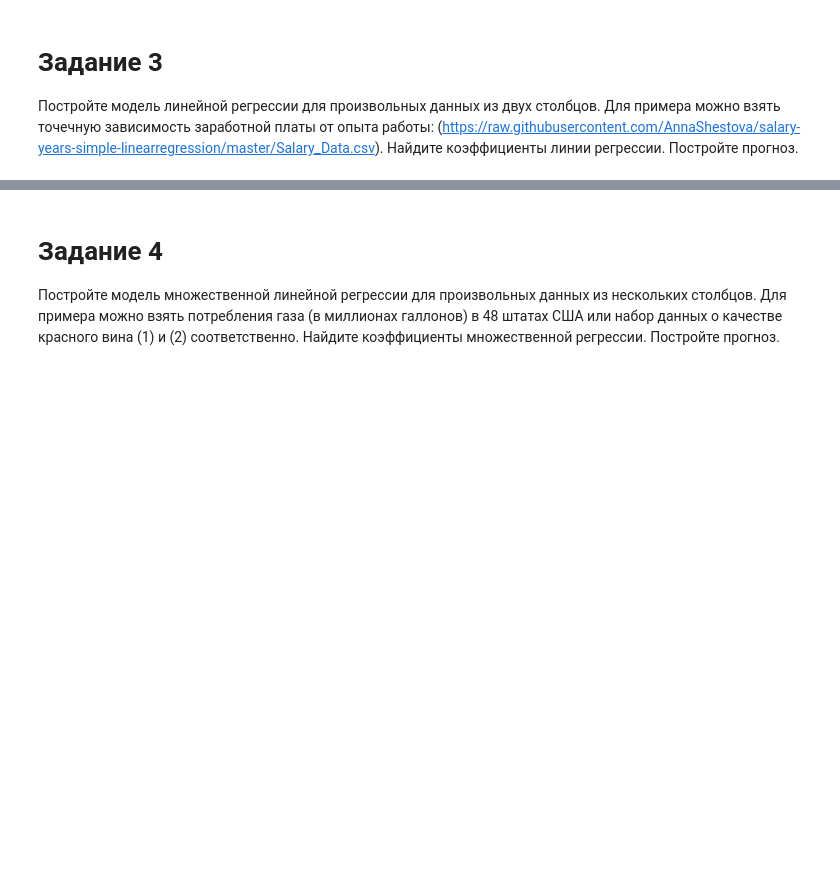
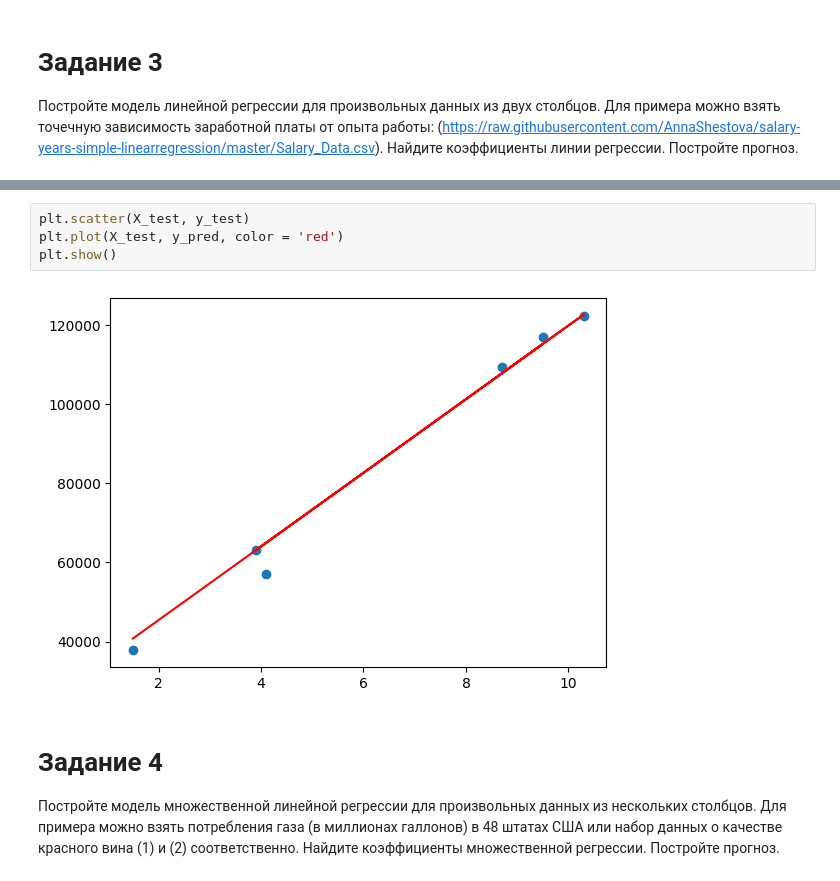
Before and after one commit to Vlad1000nn/MyGit, a Jupyter notebook: University/3 sem/AI/Pract4/pract_4.ipynb, the cells around one changed output, grey strips where cells are left out. Drawn from its saved outputs; the diff is of its cells as text; blank space fills up the shorter version.

```diff
--- a/University/3 sem/AI/Pract4/pract_4.ipynb
+++ b/University/3 sem/AI/Pract4/pract_4.ipynb
@@ -167,3 +205,9 @@ print('3')
+# %%
+plt.scatter(X_test, y_test)
+plt.plot(X_test, y_pred, color = 'red')
+plt.show()
+# %% [output]
+[figure, added]
 # %% [markdown]
 # Задание 4
 
```
Also changed, not shown: parts of 6 cells of this notebook, 2 other files.
